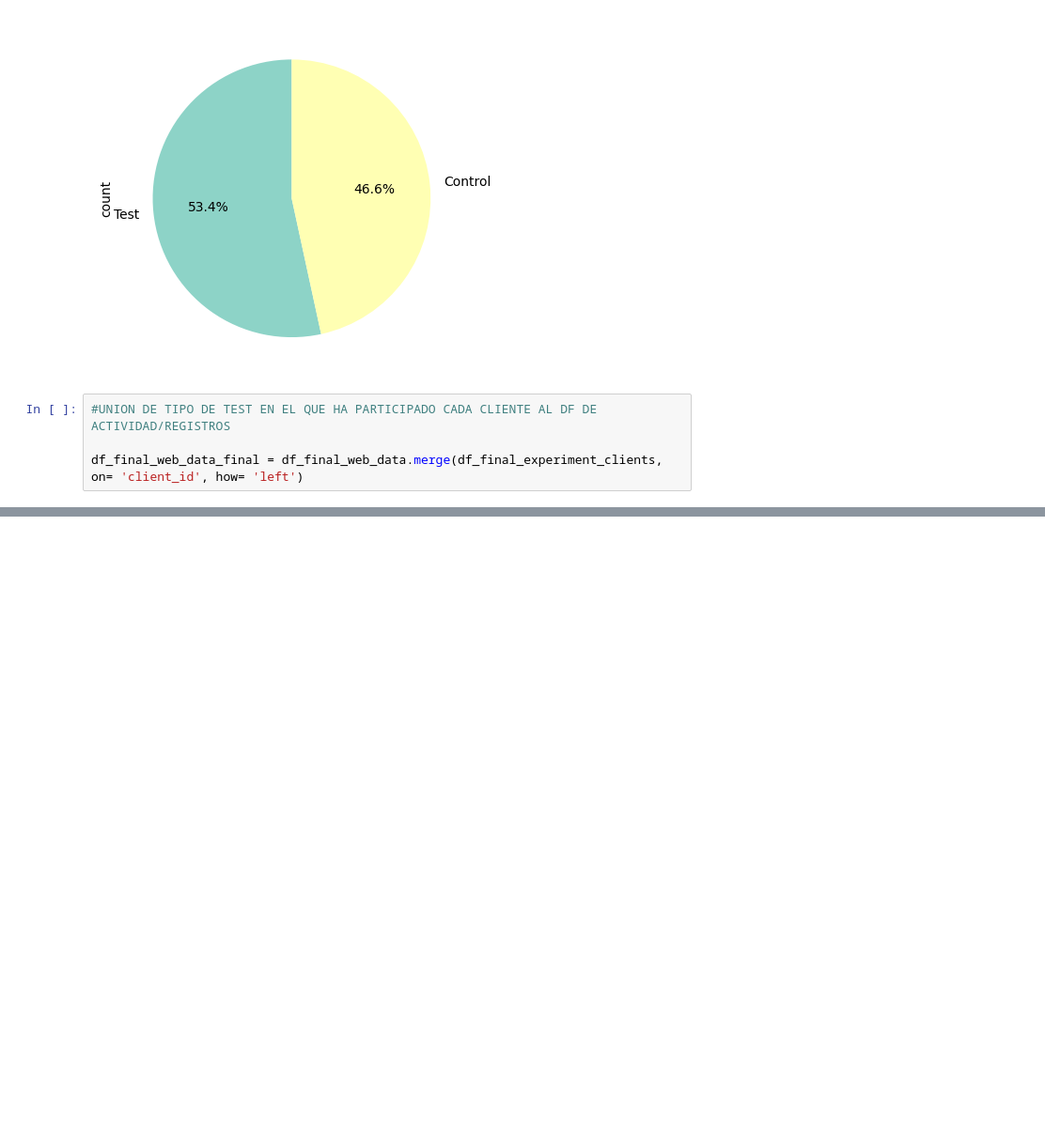
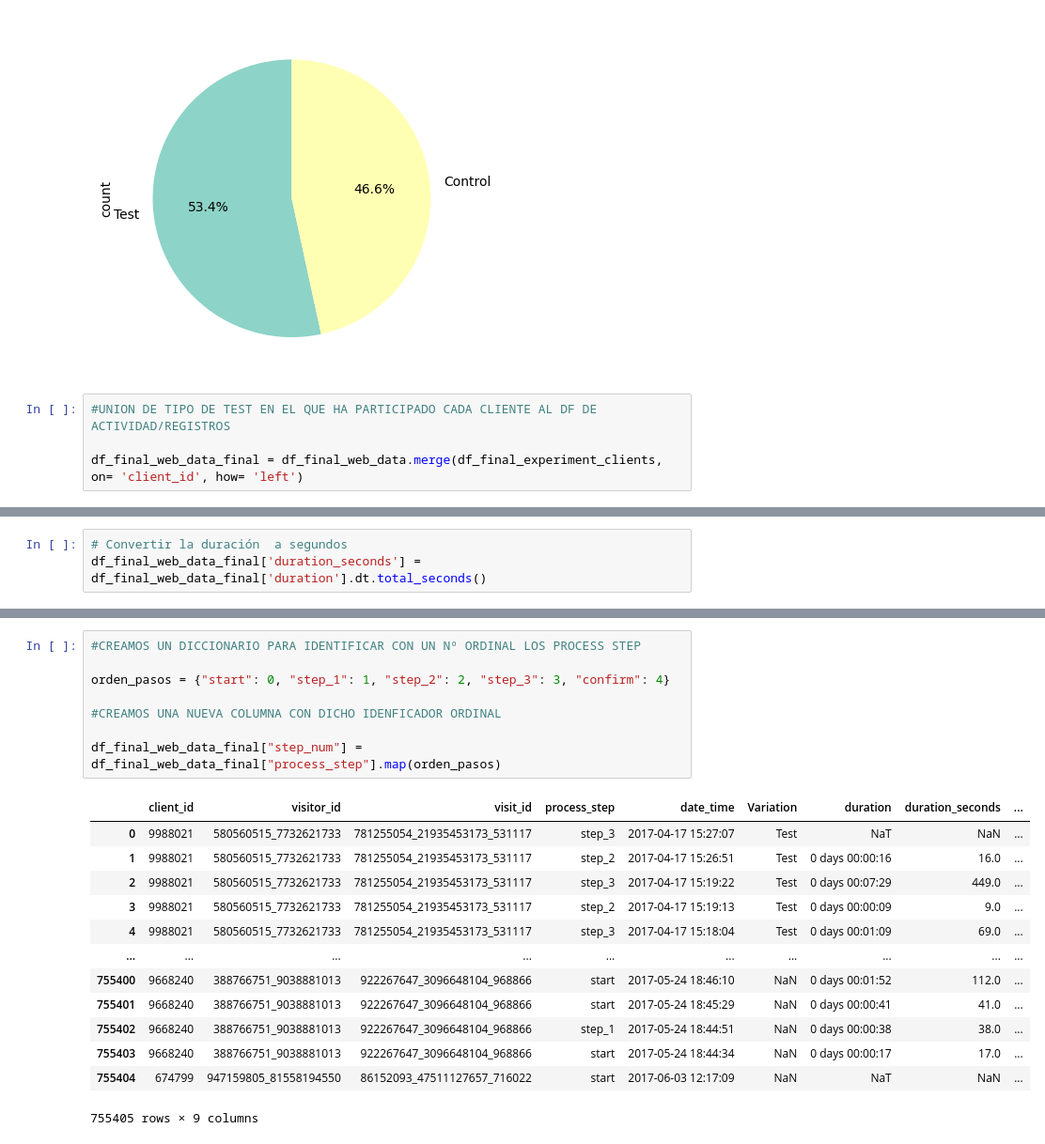
Before and after one commit to luisfg97/vanguard_project, a Jupyter notebook: vanguard_notebook.ipynb, the cells around one changed output, grey strips where cells are left out. Shown at 94% size. Drawn from its saved outputs; the diff is of its cells as text; blank space fills up the shorter version.

```diff
--- a/vanguard_notebook.ipynb
+++ b/vanguard_notebook.ipynb
@@ -147,0 +167,3 @@ df
+# %%
+# Convertir la duración  a segundos
+df_final_web_data_final['duration_seconds'] = df_final_web_data_final['duration'].dt.total_seconds()
@@ -147,0 +210,22 @@ df
+# %%
+#CREAMOS UN DICCIONARIO PARA IDENTIFICAR CON UN Nº ORDINAL LOS PROCESS STEP
+
+orden_pasos = {"start": 0, "step_1": 1, "step_2": 2, "step_3": 3, "confirm": 4}
+
+#CREAMOS UNA NUEVA COLUMNA CON DICHO IDENFICADOR ORDINAL
+
+df_final_web_data_final["step_num"] = df_final_web_data_final["process_step"].map(orden_pasos)
+# %% [output]
+|  | client_id | visitor_id | visit_id | process_step | date_time | Variation | duration | duration_seconds | ... |
+| 0 | 9988021 | 580560515_7732621733 | 781255054_21935453173_531117 | step_3 | 2017-04-17 15:27:07 | Test | NaT | NaN | ... |
+| 1 | 9988021 | 580560515_7732621733 | 781255054_21935453173_531117 | step_2 | 2017-04-17 15:26:51 | Test | 0 days 00:00:16 | 16.0 | ... |
+| 2 | 9988021 | 580560515_7732621733 | 781255054_21935453173_531117 | step_3 | 2017-04-17 15:19:22 | Test | 0 days 00:07:29 | 449.0 | ... |
+| 3 | 9988021 | 580560515_7732621733 | 781255054_21935453173_531117 | step_2 | 2017-04-17 15:19:13 | Test | 0 days 00:00:09 | 9.0 | ... |
+| 4 | 9988021 | 580560515_7732621733 | 781255054_21935453173_531117 | step_3 | 2017-04-17 15:18:04 | Test | 0 days 00:01:09 | 69.0 | ... |
+| ... | ... | ... | ... | ... | ... | ... | ... | ... | ... |
+| 755400 | 9668240 | 388766751_9038881013 | 922267647_3096648104_968866 | start | 2017-05-24 18:46:10 | NaN | 0 days 00:01:52 | 112.0 | ... |
+| 755401 | 9668240 | 388766751_9038881013 | 922267647_3096648104_968866 | start | 2017-05-24 18:45:29 | NaN | 0 days 00:00:41 | 41.0 | ... |
+| 755402 | 9668240 | 388766751_9038881013 | 922267647_3096648104_968866 | step_1 | 2017-05-24 18:44:51 | NaN | 0 days 00:00:38 | 38.0 | ... |
+| 755403 | 9668240 | 388766751_9038881013 | 922267647_3096648104_968866 | start | 2017-05-24 18:44:34 | NaN | 0 days 00:00:17 | 17.0 | ... |
+| 755404 | 674799 | 947159805_81558194550 | 86152093_47511127657_716022 | start | 2017-06-03 12:17:09 | NaN | NaT | NaN | ... |
+755405 rows × 9 columns
```
Also changed, not shown: parts of 19 cells of this notebook, 1 other file.
